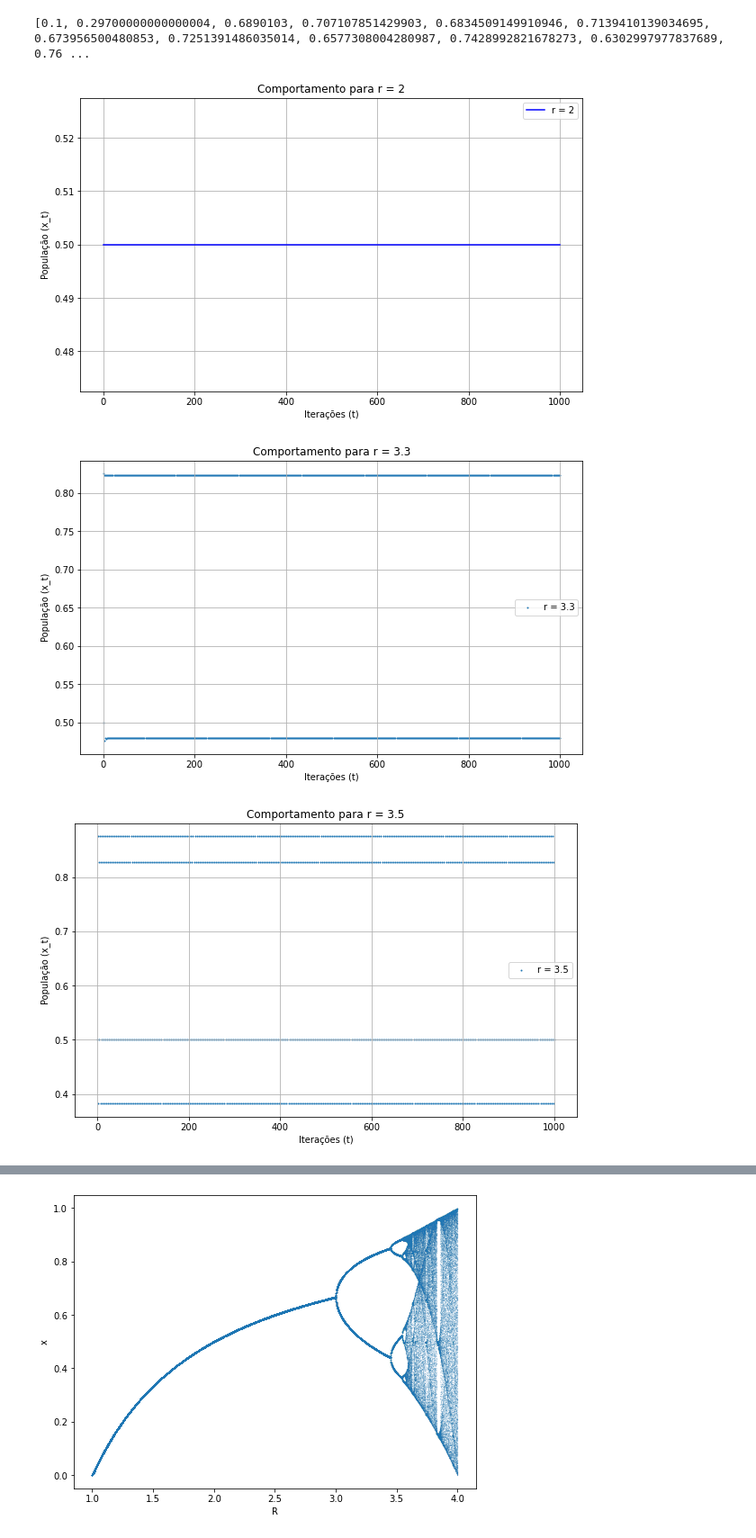
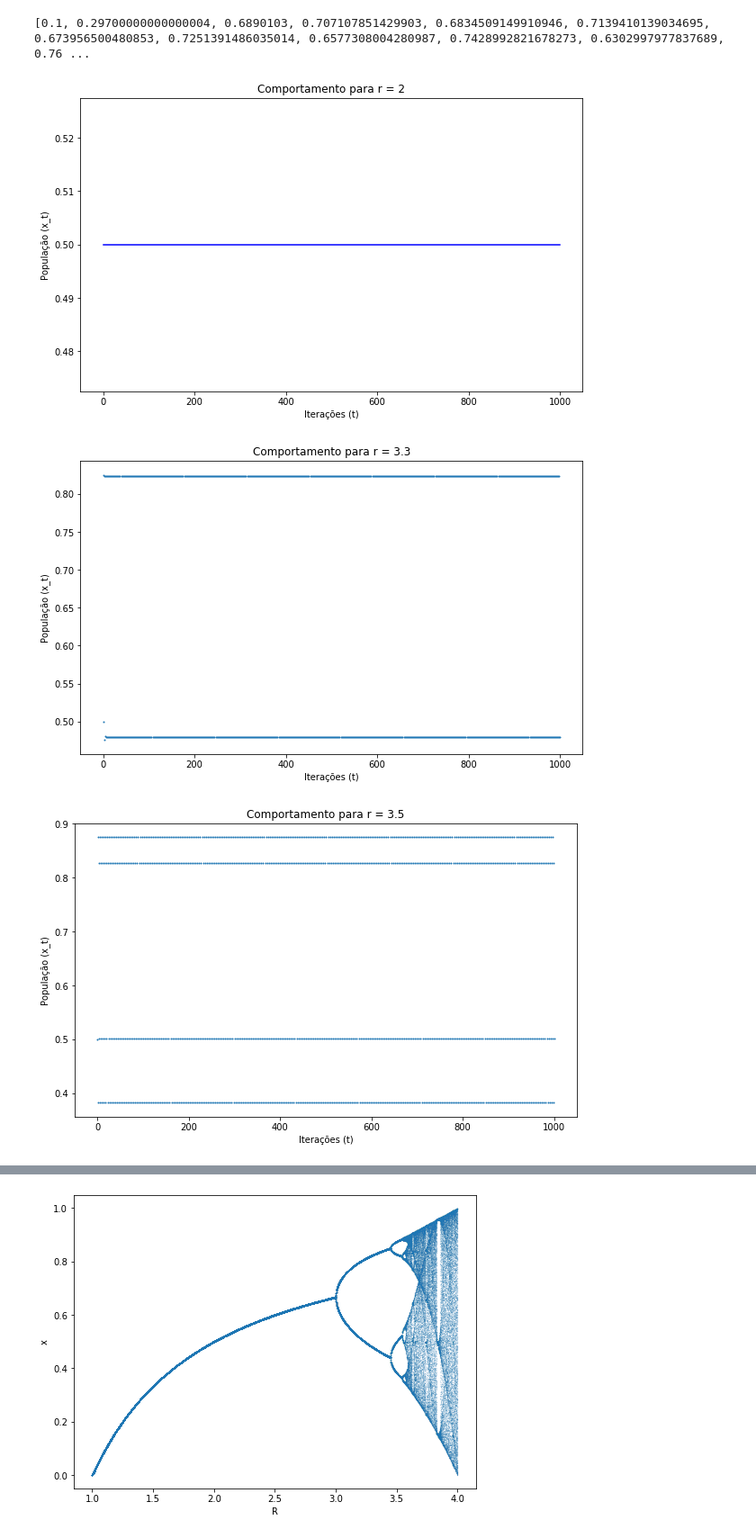
Before and after one commit to FelipeOliveiraFerreira/FIS-COMP, a Jupyter notebook: Tarefa-3/T3.ipynb, the cells around one changed output, grey strips where cells are left out. Shown: that part at 90% size. Saved outputs shown, nothing was run; the diff lists cells and outputs as text; code cells hidden in the pictures.

```diff
--- a/Tarefa-3/T3.ipynb
+++ b/Tarefa-3/T3.ipynb
@@ -120,9 +120,6 @@ print(result[:20])
 # %% [output]
 [0.1, 0.29700000000000004, 0.6890103, 0.707107851429903, 0.6834509149910946, 0.7139410139034695, 0.673956500480853, 0.7251391486035014, 0.6577308004280987, 0.7428992821678273, 0.6302997977837689, 0.76 ...
 # %%
-import numpy as np
-import matplotlib.pyplot as plt
-
 # Função mapa_logistico que implementa a equação logística
 def mapa_logistico(r, x0, N):
     x_values = [x0]
@@ -143,46 +140,38 @@ plt.plot(x_values_r2, label=f"r = {r}", color='blue')
 plt.title(f"Comportamento para r = {r}", fontsize=12)
 plt.xlabel('Iterações (t)', fontsize=10)
 plt.ylabel('População (x_t)', fontsize=10)
-plt.legend()
-plt.grid(True)
 plt.show()
 
 # Gráfico para r = 3.3
 r = 3.3
 x_values_r3_3 = mapa_logistico(r, x0, N)
 plt.figure(figsize=(10, 6))
 plt.scatter(range(N + 1), x_values_r3_3, label=f"r = {r}", s=1)
 plt.title(f"Comportamento para r = {r}", fontsize=12)
 plt.xlabel('Iterações (t)', fontsize=10)
 plt.ylabel('População (x_t)', fontsize=10)
-plt.legend()
-plt.grid(True)
 plt.show()
 
 # Gráfico para r = 3.5
 r = 3.5
 x_values_r3_5 = mapa_logistico(r, x0, N)
 plt.figure(figsize=(10, 6))
 plt.scatter(range(N + 1), x_values_r3_5, label=f"r = {r}", s=1)
 plt.title(f"Comportamento para r = {r}", fontsize=12)
 plt.xlabel('Iterações (t)', fontsize=10)
 plt.ylabel('População (x_t)', fontsize=10)
-plt.legend()
-plt.grid(True)
 plt.show()
 
 # Gráfico para r = 3.9
 r = 3.9
 x_values_r3_9 = mapa_logistico(r, x0, N)
 plt.figure(figsize=(10, 6))
 plt.scatter(range(N + 1), x_values_r3_9, label=f"r = {r}", s=1)
 plt.title(f"Comportamento para r = {r}", fontsize=12)
 plt.xlabel('Iterações (t)', fontsize=10)
 plt.ylabel('População (x_t)', fontsize=10)
-plt.legend()
-plt.grid(True)
 plt.show()
 # %% [output]
-[figure, old version]
+[figure, new version]
-[figure, old version]
+[figure, new version]
-[figure, old version]
+[figure, new version]
```
Also changed, not shown: parts of 1 cell of this notebook.
